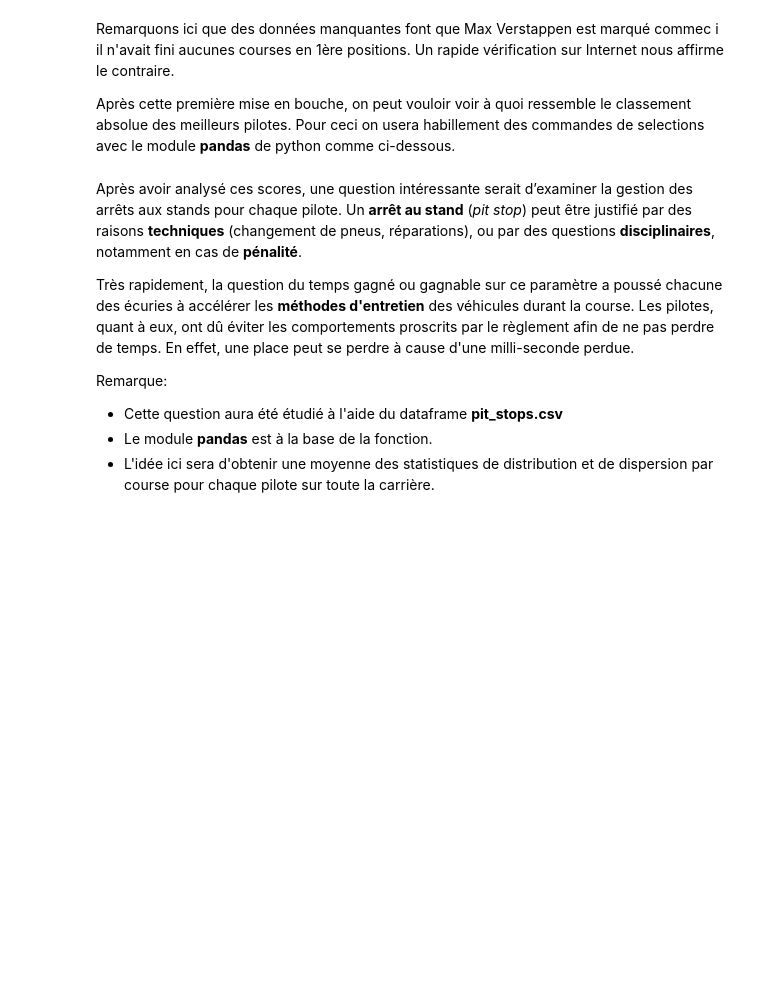
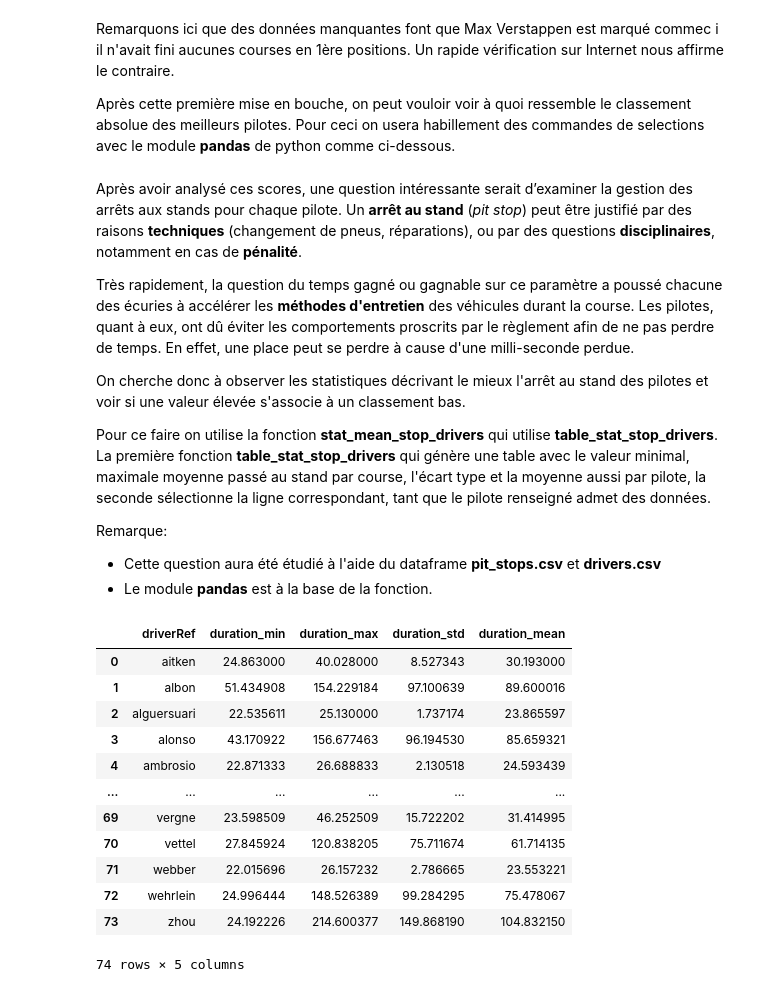
Before and after one commit to OzeelCharles/projet_info2, a Jupyter notebook: Notebook_final.ipynb, the cells around one changed output. Saved outputs shown, nothing was run; the diff lists cells and outputs as text; code cells hidden in the pictures; blank space fills up the shorter version.

```diff
--- a/Notebook_final.ipynb
+++ b/Notebook_final.ipynb
@@ -137,8 +137,27 @@ Après avoir analysé ces scores, une question intéressante serait d’examiner
 
 Très rapidement, la question du temps gagné ou gagnable sur ce paramètre a poussé chacune des écuries à accélérer les **méthodes d'entretien** des véhicules durant la course. Les pilotes, quant à eux, ont dû éviter les comportements proscrits par le règlement afin de ne pas perdre de temps. En effet, une place peut se perdre à cause d'une milli-seconde perdue.
 
+On cherche donc à observer les statistiques décrivant le mieux l'arrêt au stand des pilotes et voir si une valeur élevée s'associe à un classement bas.
+
+Pour ce faire on utilise la fonction **stat_mean_stop_drivers** qui utilise **table_stat_stop_drivers**. La première fonction **table_stat_stop_drivers** qui génère une table avec le valeur minimal, maximale moyenne passé au stand par course, l'écart type et la moyenne aussi par pilote, la seconde sélectionne la ligne correspondant, tant que le pilote renseigné admet des données.
+
 Remarque:
-- Cette question aura été étudié à l'aide du dataframe **pit_stops.csv**
+- Cette question aura été étudié à l'aide du dataframe **pit_stops.csv** et **drivers.csv**
 - Le module **pandas** est à la base de la fonction.
-- L'idée ici sera d'obtenir une moyenne des statistiques de distribution et de dispersion par course pour chaque pilote sur toute la carrière.
+# %%
+charles.table_stat_stop_drivers(pit_stops, drivers)
+# %% [output]
+|  | driverRef | duration_min | duration_max | duration_std | duration_mean |
+| 0 | aitken | 24.863000 | 40.028000 | 8.527343 | 30.193000 |
+| 1 | albon | 51.434908 | 154.229184 | 97.100639 | 89.600016 |
+| 2 | alguersuari | 22.535611 | 25.130000 | 1.737174 | 23.865597 |
+| 3 | alonso | 43.170922 | 156.677463 | 96.194530 | 85.659321 |
+| 4 | ambrosio | 22.871333 | 26.688833 | 2.130518 | 24.593439 |
+| ... | ... | ... | ... | ... | ... |
+| 69 | vergne | 23.598509 | 46.252509 | 15.722202 | 31.414995 |
+| 70 | vettel | 27.845924 | 120.838205 | 75.711674 | 61.714135 |
+| 71 | webber | 22.015696 | 26.157232 | 2.786665 | 23.553221 |
+| 72 | wehrlein | 24.996444 | 148.526389 | 99.284295 | 75.478067 |
+| 73 | zhou | 24.192226 | 214.600377 | 149.868190 | 104.832150 |
+74 rows × 5 columns
 # %%
```
Also changed, not shown: parts of 3 cells of this notebook.
